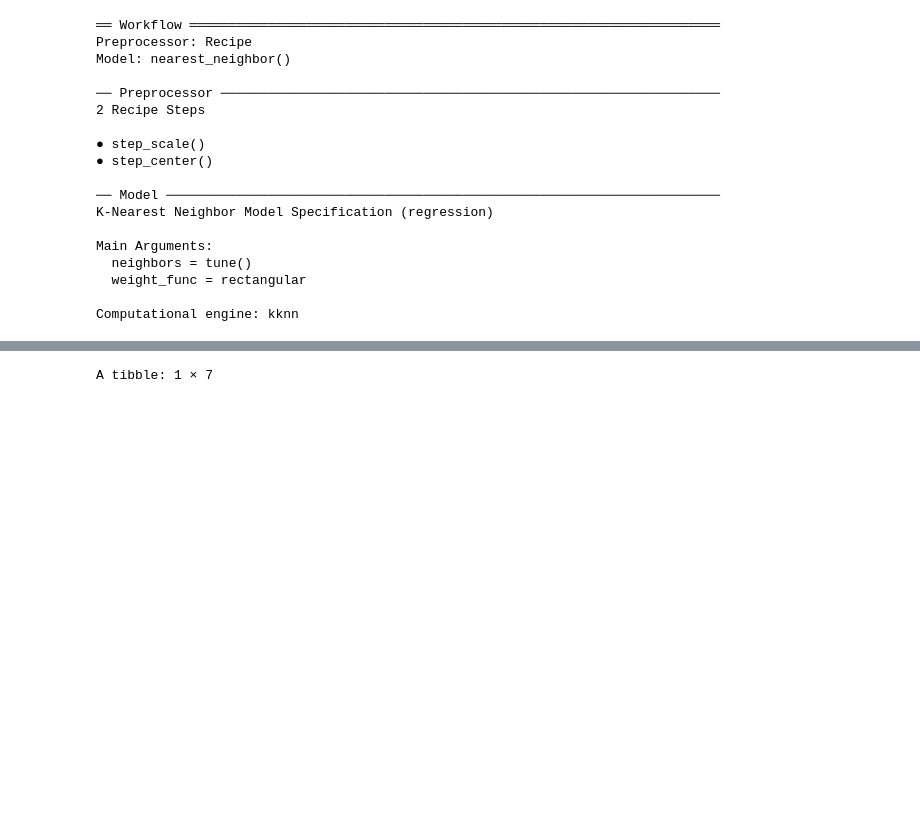
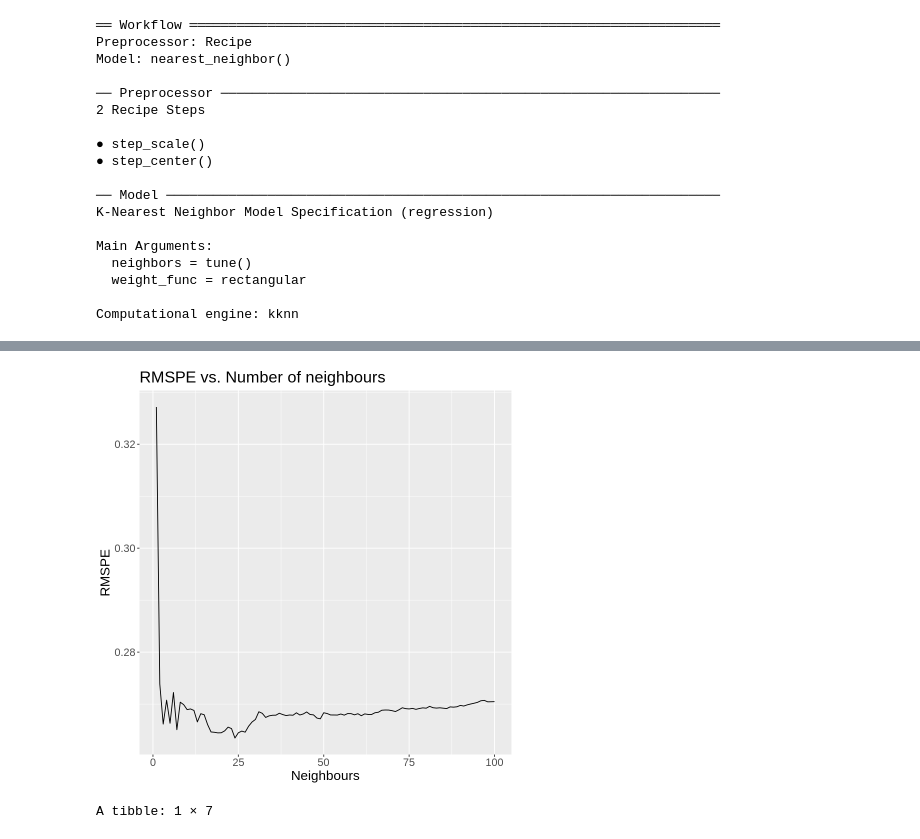
Before and after one commit to zhangLily2020/DSCI-100-Group-Project, a Jupyter notebook: final_report.ipynb, the cells around one changed output, grey strips where cells are left out. Cells and saved outputs as stored; diff of their text form; code cells hidden in the pictures; blank space fills up the shorter version.

Commit message:
knn regression added another graph

```diff
--- a/final_report.ipynb
+++ b/final_report.ipynb
@@ -291,3 +287,15 @@ A tibble: 6 × 7
+# %%
+# visualize the change in neighbours
+tennis_results_plot <- ggplot(tennis_results, aes(x = neighbors, y = mean)) +
+                        geom_line() +
+                        xlab("Neighbours") +
+                        ylab("RMSPE") +
+                        ggtitle("RMSPE vs. Number of neighbours ") +
+                        theme(text = element_text(size = 16))
+
+tennis_results_plot
+# %% [output]
+[figure, added]
 # %%
 set.seed(2020)
 
```
Also changed, not shown: parts of 5 cells of this notebook.
